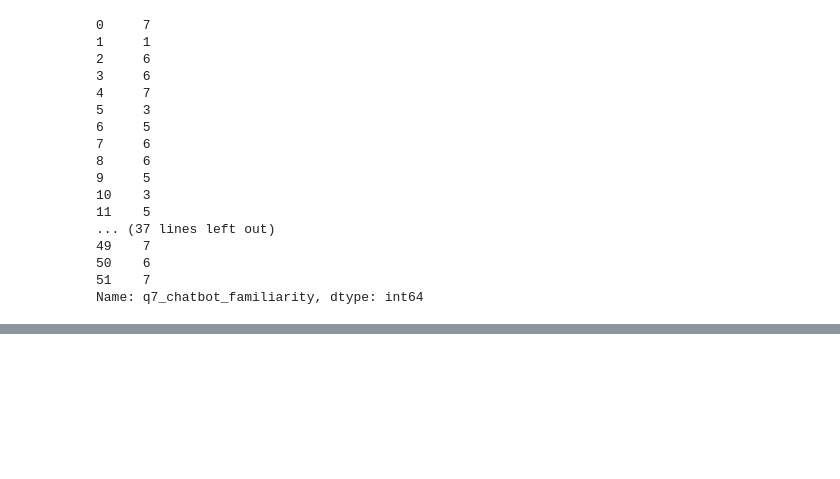
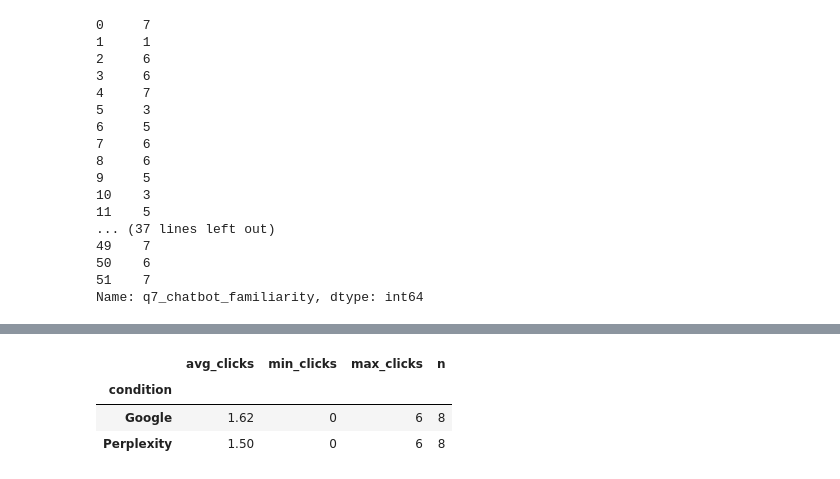
Before and after one commit to kaki1995/Advanced-Project-Study_TUM-GG-Istanbul, a Jupyter notebook: regression_analysis.ipynb, the cells around one changed output, grey strips where cells are left out. Saved outputs shown, nothing was run; the diff lists cells and outputs as text; code cells hidden in the pictures; blank space fills up the shorter version.

```diff
--- a/regression_analysis.ipynb
+++ b/regression_analysis.ipynb
@@ -3355,3 +3403,76 @@ Click-count summary (high familiarity):
 | condition |  |  |  |  |
 | Google | 2.18 | 0 | 15 | 39 |
 | Perplexity | 0.39 | 0 | 3 | 36 |
+# %%
+# Medium-familiarity participants: click-count regression (Google vs Perplexity)
+if "google_medium_ids" not in globals():
+    google_medium_ids = set(
+        df_gg_surveys.loc[
+            df_gg_surveys["q7_chatbot_familiarity"].between(medium_min, medium_max),
+            "participant_id",
+        ].dropna()
+    )
+
+if "perplexity_medium_ids" not in globals():
+    perplexity_medium_ids = set(
+        df_chat_surveys.loc[
+            df_chat_surveys["q7_chatbot_familiarity"].between(medium_min, medium_max),
+            "participant_id",
+        ].dropna()
+    )
+
+google_medium_clicks = (
+    df_gg_search_session_filtered.loc[
+        df_gg_search_session_filtered["participant_id"].isin(google_medium_ids),
+        ["participant_id", "total_clicked_results_count"],
+    ]
+    .dropna(subset=["total_clicked_results_count"])
+    .groupby("participant_id", as_index=False)
+    .agg(clicks=("total_clicked_results_count", "sum"))
+    .assign(condition=0)
+)
+
+perplexity_medium_clicks = (
+    df_chat_click_events.loc[
+        df_chat_click_events["participant_id"].isin(perplexity_medium_ids),
+        ["participant_id", "clicked_at"],
+    ]
+    .groupby("participant_id", as_index=False)
+    .agg(clicks=("clicked_at", "count"))
+    .assign(condition=1)
+)
+
+df_medium_clicks = (
+    pd.concat([google_medium_clicks, perplexity_medium_clicks], ignore_index=True)
+    .dropna(subset=["clicks"])
+    .loc[lambda d: d["clicks"] >= 0]
+)
+
+if df_medium_clicks.empty or df_medium_clicks["condition"].nunique() < 2:
+    raise ValueError(
+        f"Need click data from both tools for medium-familiarity participants "
+        f"(Google n={google_medium_clicks.shape[0]}, Perplexity n={perplexity_medium_clicks.shape[0]})."
+    )
+
+df_medium_clicks["log_clicks"] = np.log(df_medium_clicks["clicks"] + 1)
+
+medium_click_model = smf.ols("log_clicks ~ condition", data=df_medium_clicks).fit(cov_type="HC3")
+print(medium_click_model.summary())
+
+beta_medium_clicks = medium_click_model.params["condition"]
+percent_diff_medium_clicks = (np.exp(beta_medium_clicks) - 1) * 100
+print(
+    f"\nPerplexity vs Google (medium familiarity): "
+    f"{percent_diff_medium_clicks:.2f}% difference in click counts"
+)
+
+condition_labels = {0: "Google", 1: "Perplexity"}
+medium_click_summary = (
+    df_medium_clicks.groupby("condition")["clicks"]
+    .agg(avg_clicks="mean", min_clicks="min", max_clicks="max", n="count")
+    .rename(index=condition_labels)
+)
+
+print("\nClick-count summary (medium familiarity):")
+display(medium_click_summary.round(2))
+# %% [output]
@@ -3357,0 +3496,4 @@ Click-count summary (high familiarity):
+|  | avg_clicks | min_clicks | max_clicks | n |
+| condition |  |  |  |  |
+| Google | 1.62 | 0 | 6 | 8 |
+| Perplexity | 1.50 | 0 | 6 | 8 |
```
Also changed, not shown: parts of 25 cells of this notebook.
